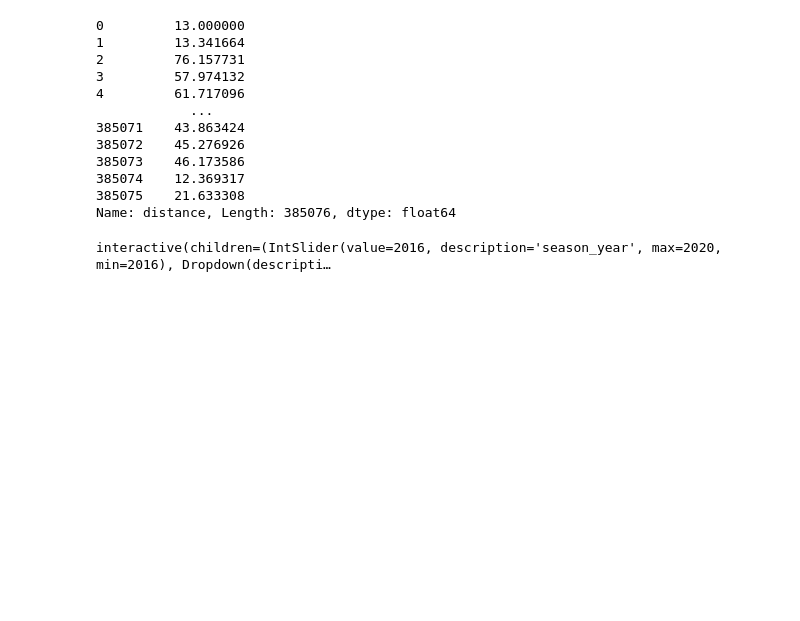
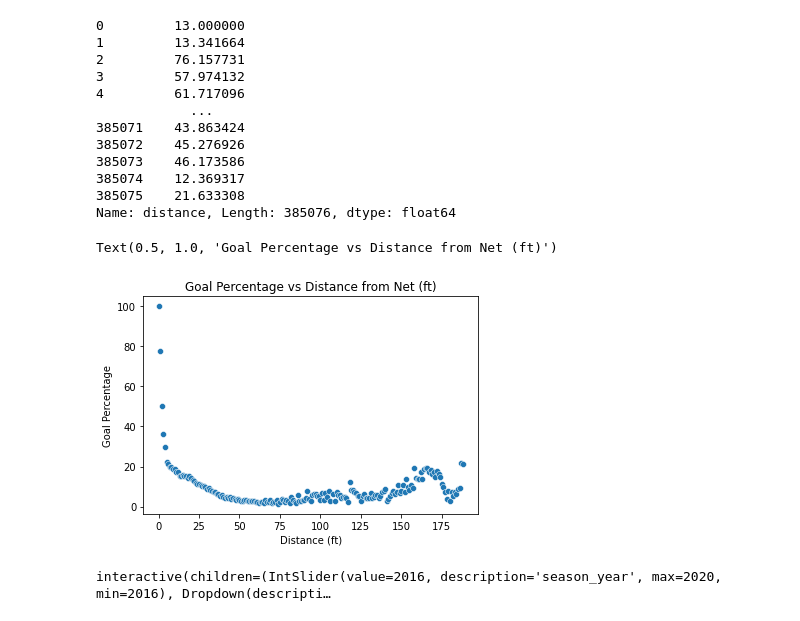
Before and after one commit to sorinmuchi/IFT6758, a Jupyter notebook: notebooks/050. Question 5.ipynb, the cells around one changed output. Cells and saved outputs as stored; diff of their text form; code cells hidden in the pictures; blank space fills up the shorter version.

Commit message:
Q5: update part 2, use percentage goals

```diff
--- a/notebooks/050. Question 5.ipynb
+++ b/notebooks/050. Question 5.ipynb
@@ -95,5 +95,21 @@ df_normalized['distance']
 385074    12.369317
 385075    21.633308
 Name: distance, Length: 385076, dtype: float64
+# %%
+df_normalized['distance_1ft'] = df_normalized['distance'].round()
+
+df_goals_only = df_normalized[df_normalized['eventType'] == 'Goal']
+score_percentage_by_distance = (
+    df_goals_only.groupby(['distance_1ft'])['eventType'].count() /
+    df_normalized.groupby(['distance_1ft'])['eventType'].count()
+) * 100
+score_percentage_by_distance = score_percentage_by_distance.rename_axis('Distance (ft)')
+score_percentage_by_distance = score_percentage_by_distance.rename('Goal Percentage')
+
+sns.scatterplot(x=score_percentage_by_distance.index, y=score_percentage_by_distance)
+plt.title('Goal Percentage vs Distance from Net (ft)')
+# %% [output]
+Text(0.5, 1.0, 'Goal Percentage vs Distance from Net (ft)')
+[figure, added]
 # %%
 def plot_events_hostogram(
```
Also changed, not shown: parts of 1 cell of this notebook.
